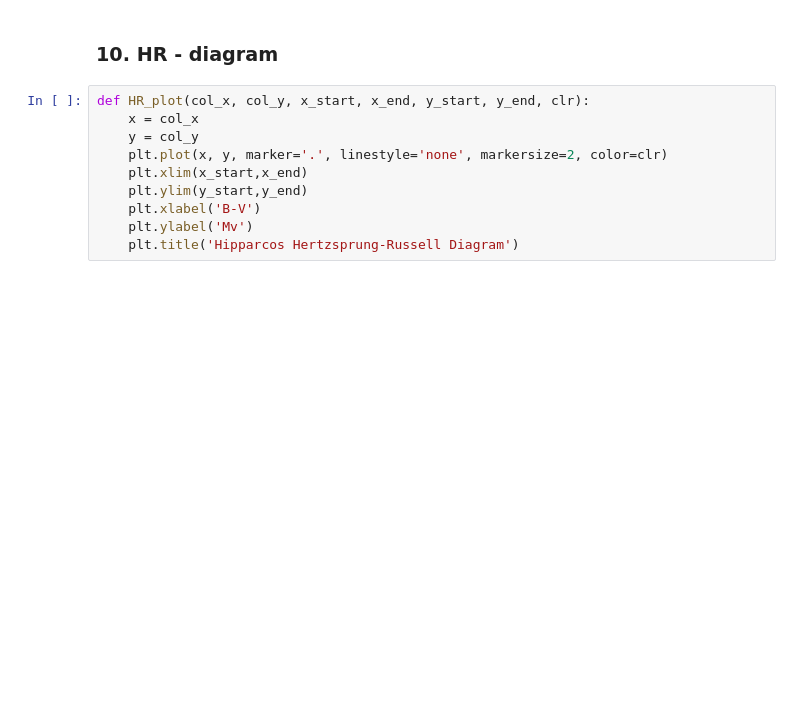
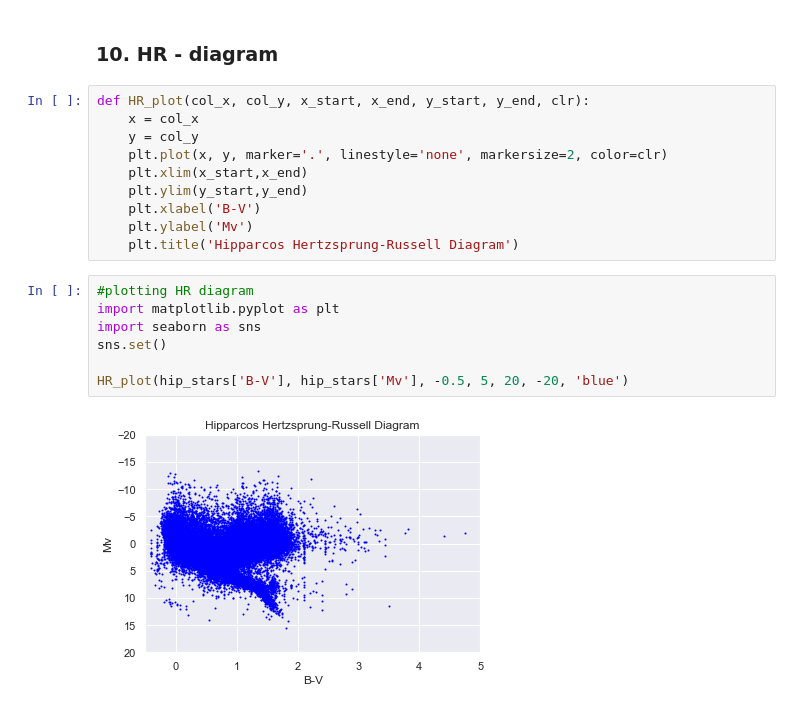
Before and after one commit to lilianasku/Hipparcos-with-Python, a Jupyter notebook: notebooks/Stars-Of-Hipparcos-Catalogue.ipynb, the cells around one changed output. Drawn from its saved outputs; the diff is of its cells as text; blank space fills up the shorter version.

```diff
--- a/notebooks/Stars-Of-Hipparcos-Catalogue.ipynb
+++ b/notebooks/Stars-Of-Hipparcos-Catalogue.ipynb
@@ -290,3 +290,12 @@ def HR_plot(col_x, col_y, x_start, x_end, y_start, y_end, clr):
     plt.xlabel('B-V')
     plt.ylabel('Mv')
     plt.title('Hipparcos Hertzsprung-Russell Diagram')
+# %%
+#plotting HR diagram
+import matplotlib.pyplot as plt
+import seaborn as sns
+sns.set()
+
+HR_plot(hip_stars['B-V'], hip_stars['Mv'], -0.5, 5, 20, -20, 'blue')
+# %% [output]
+[figure, added]
```
Also changed, not shown: parts of 6 cells of this notebook.
